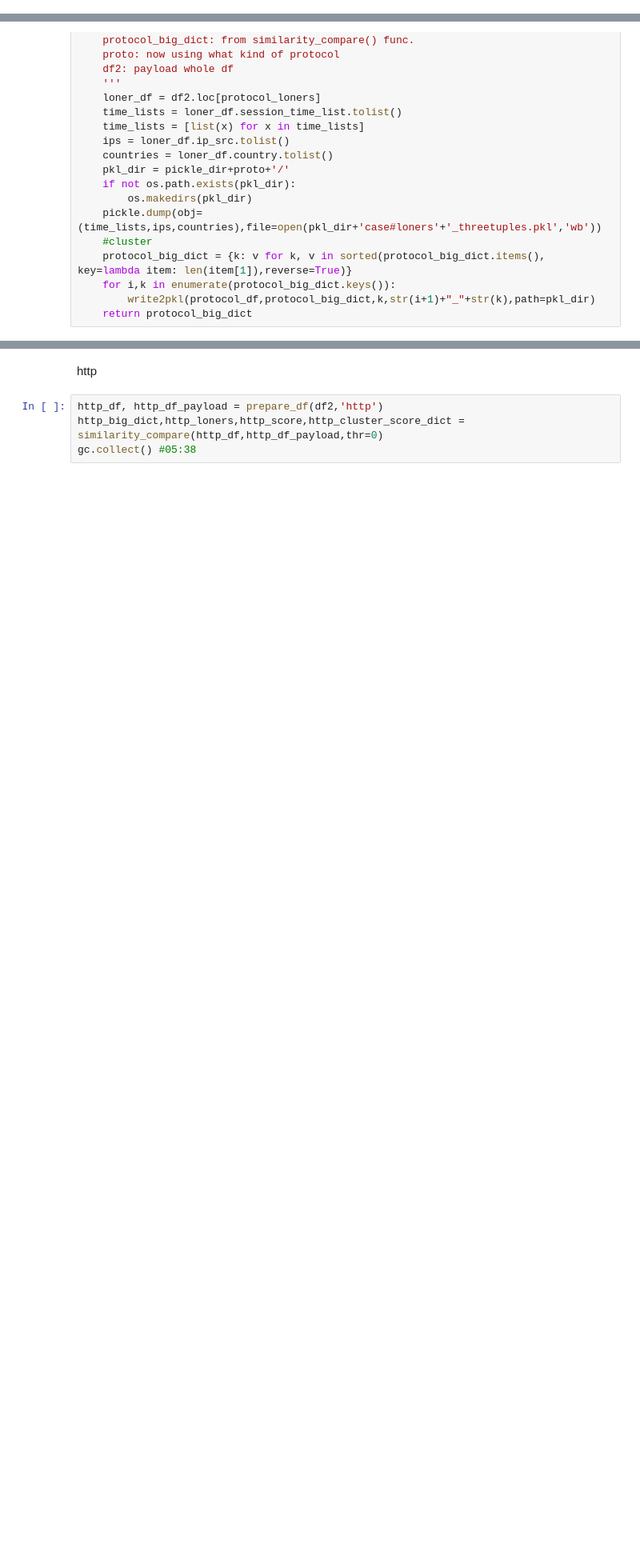
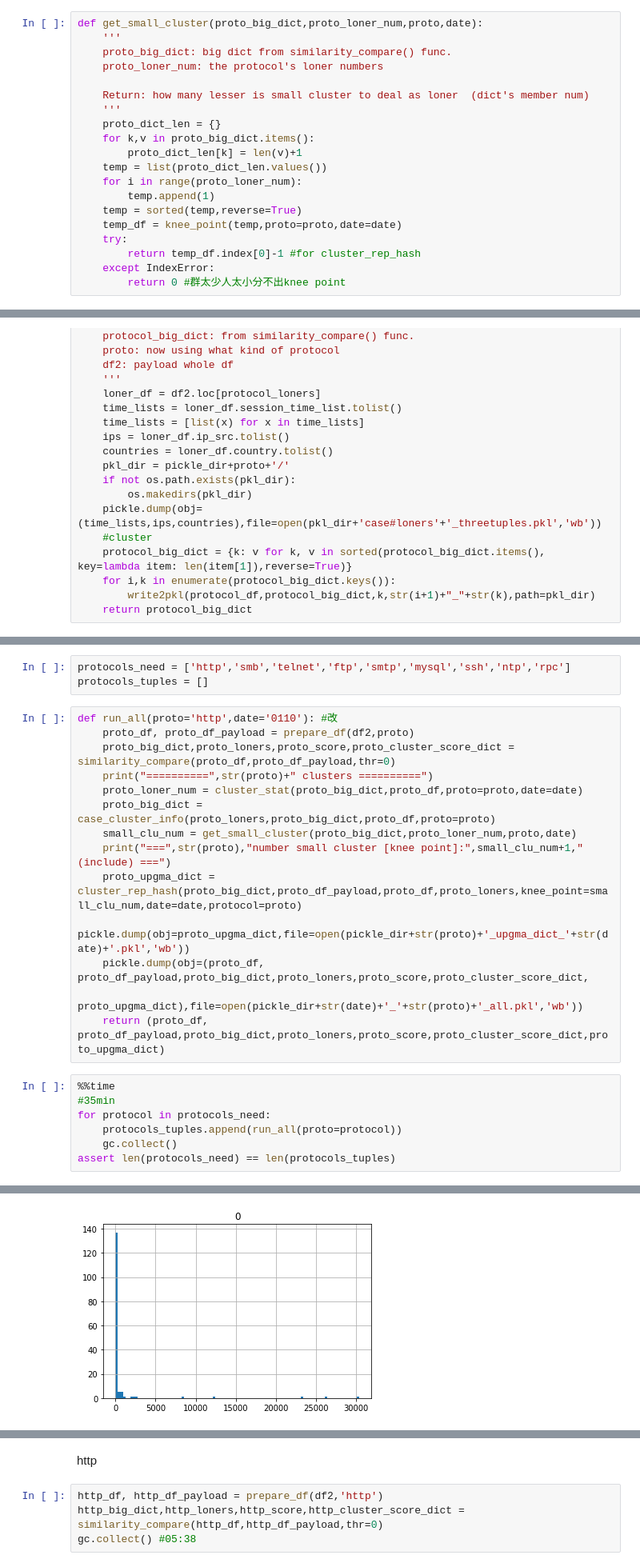
Before and after one commit to tychen5/Packet_Correlation, a Jupyter notebook: Clustering/ssdeep_payload.ipynb, the cells around one changed output, grey strips where cells are left out. Shown at 80% size. Saved outputs shown, nothing was run; the diff lists cells and outputs as text; blank space fills up the shorter version.

```diff
--- a/Clustering/ssdeep_payload.ipynb
+++ b/Clustering/ssdeep_payload.ipynb
@@ -556,3 +628,23 @@ def draw_upgma(upgma_df,name='upgma'):
+# %%
+def get_small_cluster(proto_big_dict,proto_loner_num,proto,date):
+    '''
+    proto_big_dict: big dict from similarity_compare() func.
+    proto_loner_num: the protocol's loner numbers
+
+    Return: how many lesser is small cluster to deal as loner  (dict's member num)
+    '''
+    proto_dict_len = {}
+    for k,v in proto_big_dict.items():
+        proto_dict_len[k] = len(v)+1
+    temp = list(proto_dict_len.values())
+    for i in range(proto_loner_num):
+        temp.append(1)
+    temp = sorted(temp,reverse=True)
+    temp_df = knee_point(temp,proto=proto,date=date)
+    try:
+        return temp_df.index[0]-1 #for cluster_rep_hash
+    except IndexError:
+        return 0 #群太少人太小分不出knee point
 # %%
 def case_cluster_info(protocol_loners,protocol_big_dict,protocol_df,proto='http',df2=df2):
     '''
@@ -580,0 +675,25 @@ def case_cluster_info(protocol_loners,protocol_big_dict,protocol_df,proto='http'
+# %%
+protocols_need = ['http','smb','telnet','ftp','smtp','mysql','ssh','ntp','rpc']
+protocols_tuples = []
+# %%
+def run_all(proto='http',date='0110'): #改
+    proto_df, proto_df_payload = prepare_df(df2,proto)
+    proto_big_dict,proto_loners,proto_score,proto_cluster_score_dict = similarity_compare(proto_df,proto_df_payload,thr=0)
+    print("==========",str(proto)+" clusters ==========")
+    proto_loner_num = cluster_stat(proto_big_dict,proto_df,proto=proto,date=date)
+    proto_big_dict = case_cluster_info(proto_loners,proto_big_dict,proto_df,proto=proto)
+    small_clu_num = get_small_cluster(proto_big_dict,proto_loner_num,proto,date)
+    print("===",str(proto),"number small cluster [knee point]:",small_clu_num+1,"(include) ===")
+    proto_upgma_dict = cluster_rep_hash(proto_big_dict,proto_df_payload,proto_df,proto_loners,knee_point=small_clu_num,date=date,protocol=proto)
+    pickle.dump(obj=proto_upgma_dict,file=open(pickle_dir+str(proto)+'_upgma_dict_'+str(date)+'.pkl','wb'))
+    pickle.dump(obj=(proto_df, proto_df_payload,proto_big_dict,proto_loners,proto_score,proto_cluster_score_dict,
+                    proto_upgma_dict),file=open(pickle_dir+str(date)+'_'+str(proto)+'_all.pkl','wb'))
+    return (proto_df, proto_df_payload,proto_big_dict,proto_loners,proto_score,proto_cluster_score_dict,proto_upgma_dict)
+# %%
+%%time
+#35min
+for protocol in protocols_need:
+    protocols_tuples.append(run_all(proto=protocol))
+    gc.collect()
+assert len(protocols_need) == len(protocols_tuples)
+# %% [output]
@@ -580,0 +729 @@ def case_cluster_info(protocol_loners,protocol_big_dict,protocol_df,proto='http'
+[figure, added]
```
Also changed, not shown: parts of 9 cells of this notebook, 2 other files.
